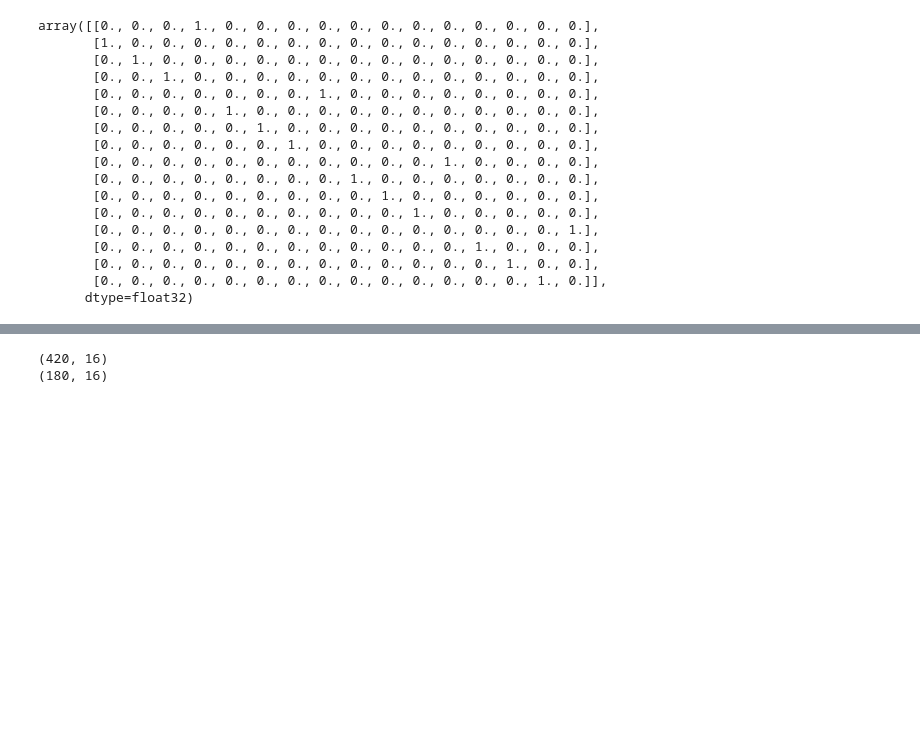
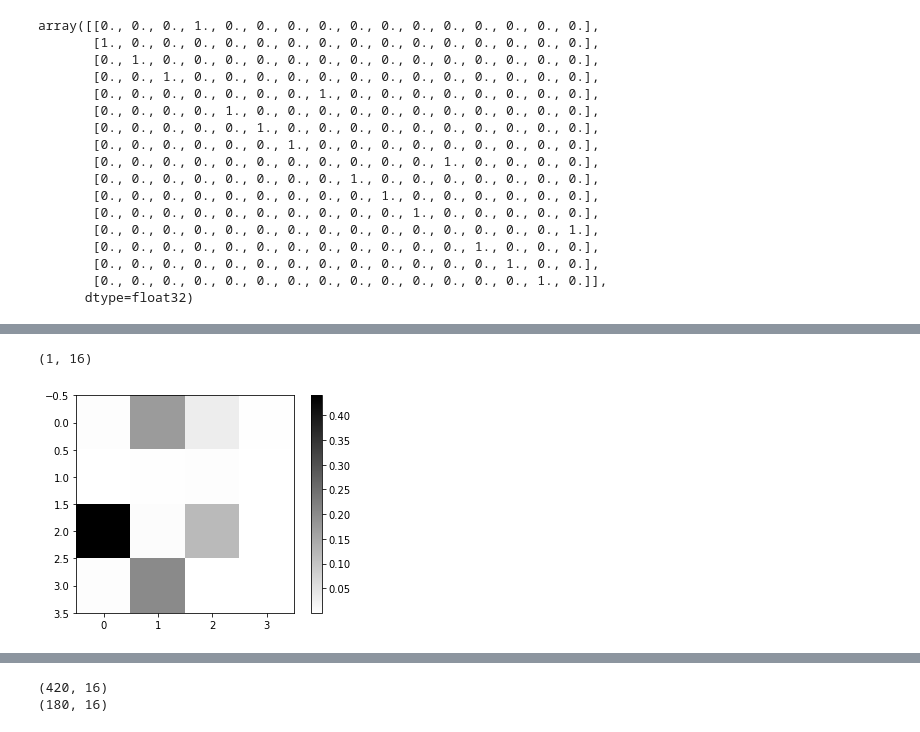
Before and after one commit to marieo31/final_project, a Jupyter notebook: data_generation.ipynb, the cells around one changed output, grey strips where cells are left out. Cells and saved outputs as stored; diff of their text form; code cells hidden in the pictures; blank space fills up the shorter version.

```diff
--- a/data_generation.ipynb
+++ b/data_generation.ipynb
@@ -262,0 +280,11 @@ plt.show()
+# %%
+# let's try to use directly the trained model
+test = np.expand_dims(Mreal.reshape(1,nbpix**2)[0], axis=0)
+print(test.shape)
+res = model.predict(test)
+plt.imshow(res.reshape(4,4))
+plt.colorbar()
+plt.show()
+# %% [output]
+(1, 16)
+[figure, added]
```
Also changed, not shown: parts of 15 cells of this notebook.
